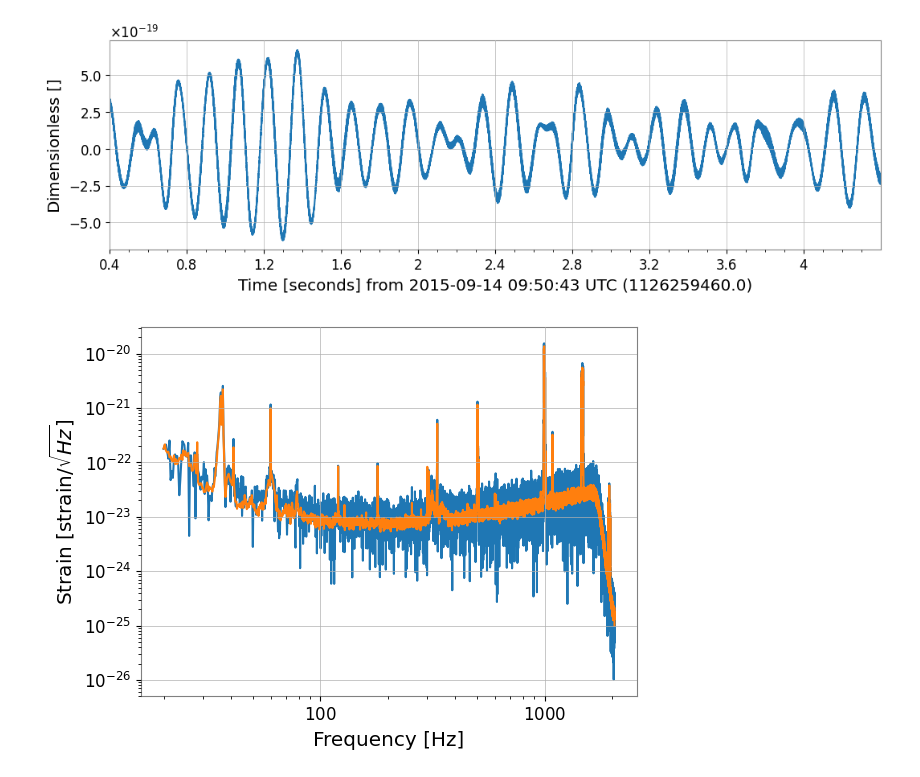
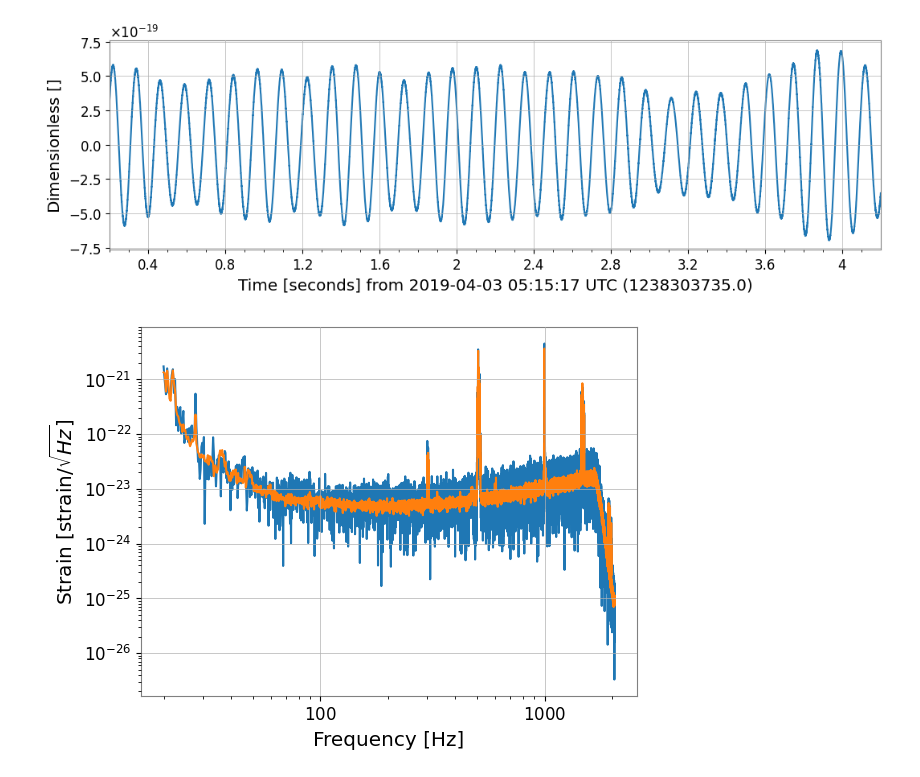
Before and after one commit to HannahMohamed66/BNS, a Jupyter notebook: Bayesian_Inference_for_spins.ipynb, the cells around one changed output. Saved outputs shown, nothing was run; the diff lists cells and outputs as text; code cells hidden in the pictures.

```diff
--- a/Bayesian_Inference_for_spins.ipynb
+++ b/Bayesian_Inference_for_spins.ipynb
@@ -51,26 +51,26 @@ Requirement already satisfied: cffi>=1.12 in /usr/local/lib/python3.10/dist-pack
 Requirement already satisfied: PyJWT>=1.6.1 in /usr/lib/python3/dist-packages (from scitokens>=1.7.0->igwn-auth-utils>=0.3.1->gwdatafind>=1.1.0->gwpy) (2.3.0)
 Requirement already satisfied: pycparser in /usr/local/lib/python3.10/dist-packages (from cffi>=1.12->cryptography>=2.3->igwn-auth-utils>=0.3.1->gwdatafind>=1.1.0->gwpy) (2.22)
 # %%
-time_of_event = 1126259462.4
+time_of_event = 1238303737.2
 H1 = bilby.gw.detector.get_empty_interferometer("H1")
 L1 = bilby.gw.detector.get_empty_interferometer("L1")
 
 # Define times in relation to the trigger time (time_of_event), duration and post_trigger_duration
 post_trigger_duration = 2
 duration = 4
 analysis_start = time_of_event + post_trigger_duration - duration
 
 # Use gwpy to fetch the open data
 H1_analysis_data = TimeSeries.fetch_open_data(
     "H1", analysis_start, analysis_start + duration, sample_rate=4096, cache=True)
 
 L1_analysis_data = TimeSeries.fetch_open_data(
     "L1", analysis_start, analysis_start + duration, sample_rate=4096, cache=True)
 
 H1_analysis_data.plot()
 plt.show()
 # %% [output]
-[figure, old version]
+[figure, new version]
 # %%
 H1.set_strain_data_from_gwpy_timeseries(H1_analysis_data)
 L1.set_strain_data_from_gwpy_timeseries(L1_analysis_data)
@@ -106,7 +106,7 @@ plt.show()
 H1.maximum_frequency = 1024
 L1.maximum_frequency = 1024
 # %% [output]
-[figure, old version]
+[figure, new version]
 # %%
 prior = bilby.core.prior.PriorDict()
 prior['chirp_mass'] = Uniform(name='chirp_mass', minimum=30.0, maximum=32.5)
```
Also changed, not shown: parts of 4 cells of this notebook.
